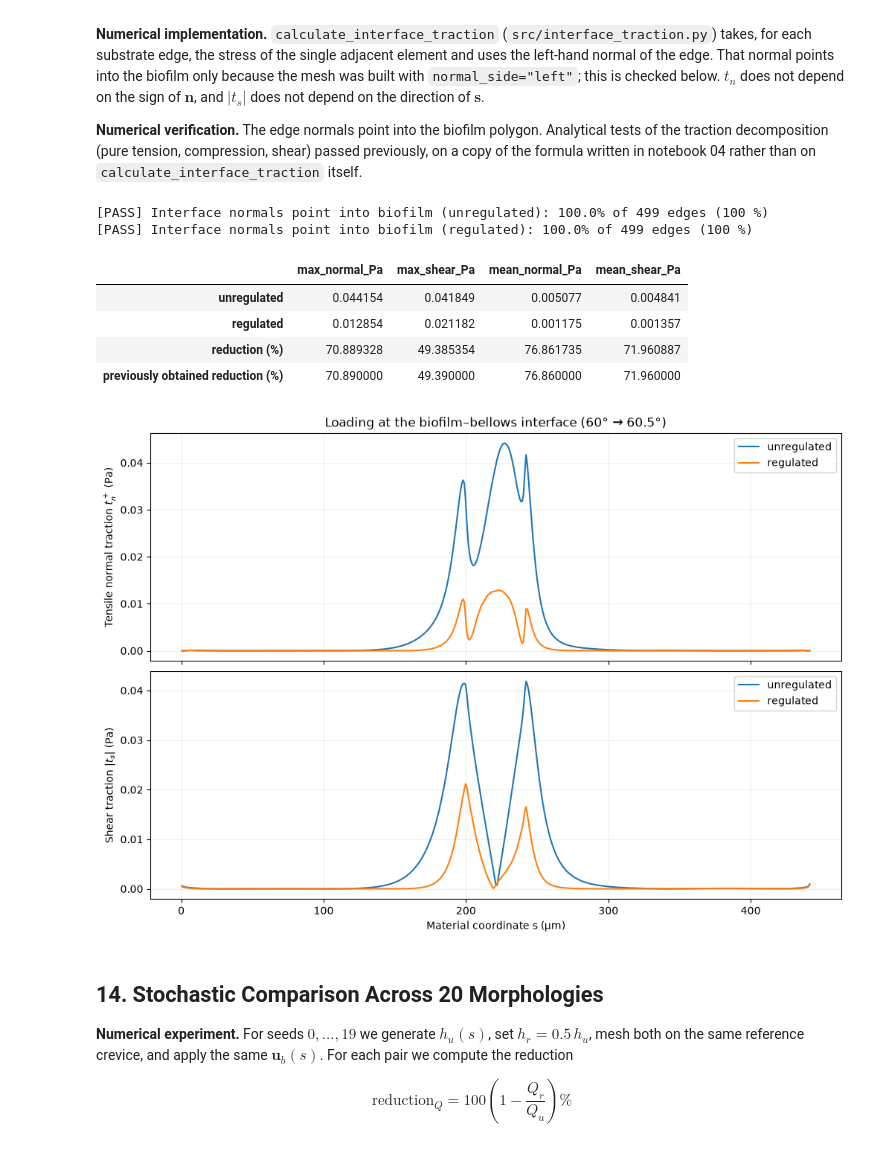
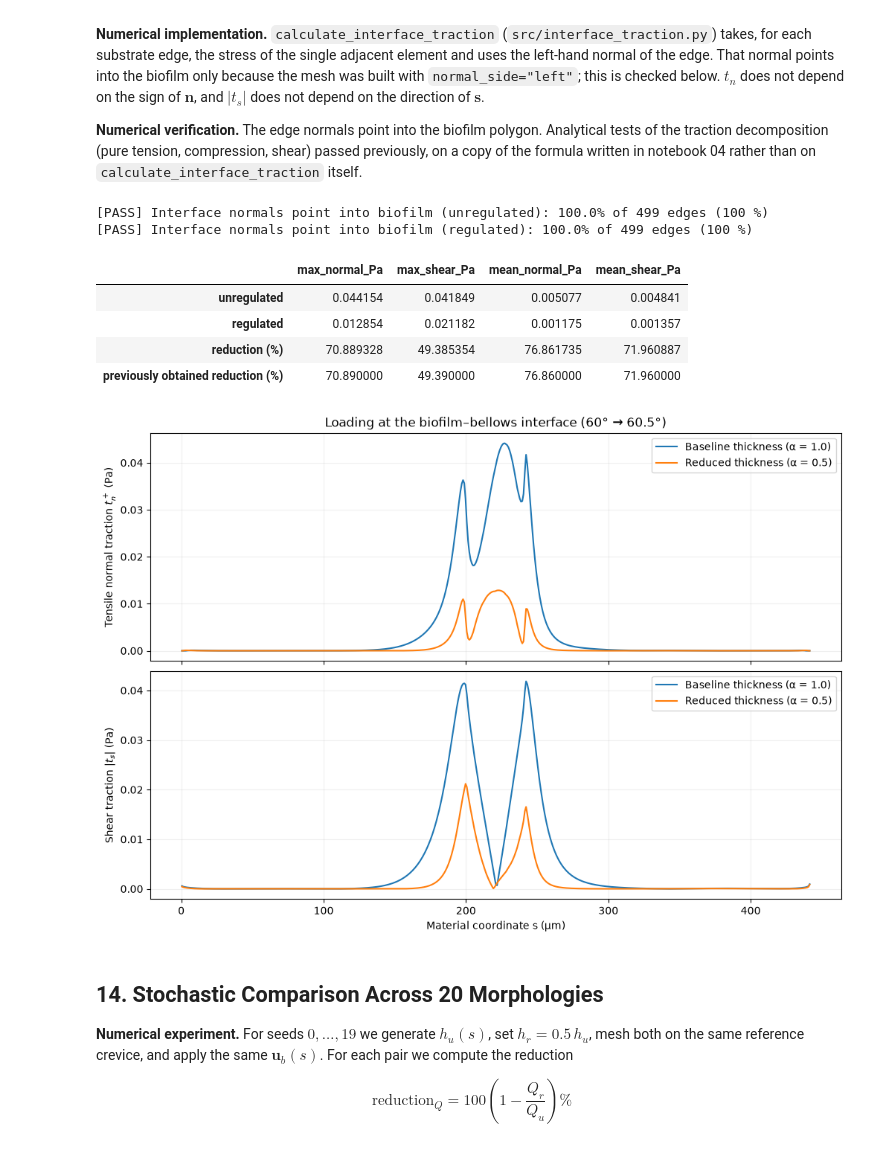
Before and after one commit to liewzewei/biofilm_multiphysics, a Jupyter notebook: notebooks/FINAL_biofilm_mechanics.ipynb, the cells around one changed output. Saved outputs shown, nothing was run; the diff lists cells and outputs as text; code cells hidden in the pictures.

```diff
--- a/notebooks/FINAL_biofilm_mechanics.ipynb
+++ b/notebooks/FINAL_biofilm_mechanics.ipynb
@@ -178,7 +179,8 @@ NY_THICKNESS = 15             # element layers through thickness
 E_PA = 64.0                   # Young's modulus (Pa), illustrative
 NU = 0.3                      # Poisson's ratio, illustrative
 
-CONDITIONS = ("unregulated", "regulated")
+CONDITIONS = ("unregulated", "regulated")   # code keys; shown as the labels below
+THICKNESS_LABEL = {"unregulated": "Baseline thickness (α = 1.0)", "regulated": "Reduced thickness (α = 0.5)"}
 
 # Registry of numerical checks: keyed by name, so re-running a cell overwrites its entry
 verification_checks = {}
@@ -218,6 +220,11 @@ PREVIOUS_RESULTS = {
     "ensemble_max_strain_reduction_pct": 57.15,           # pre-fix shear convention
     "ensemble_max_vm_reduction_pct": 59.57,
     "ensemble_mean_vm_reduction_pct": 52.22,
+    # Section 16: cohesive analysis at sigma_c = 0.1 Pa (notebook 04, section 45)
+    "cohesive_max_FI_baseline_0p1": 2.694,
+    "cohesive_max_FI_reduced_0p1": 1.063,
+    "cohesive_f_over_baseline_0p1_pct": 1.78,
+    "cohesive_f_over_reduced_0p1_pct": 0.11,
 }
 # %% [markdown]
 ## 3. Stochastic Biofilm Thickness Generation
@@ -475,7 +482,7 @@ for c in CONDITIONS:
 fig, axes = plt.subplots(1, 2, figsize=(14, 4.5), constrained_layout=True)
 
 for c in CONDITIONS:
-    axes[0].plot(s_um, thickness_um[c], lw=2, label=c)
+    axes[0].plot(s_um, thickness_um[c], lw=2, label=THICKNESS_LABEL[c])
 axes[0].set_xlabel("Material coordinate s (μm)")
 axes[0].set_ylabel("Thickness h(s) (μm)")
 axes[0].set_title(f"Paired thickness profiles (seed {REFERENCE_SEED})")
@@ -591,7 +598,7 @@ for ax, zoom in zip(axes, [False, True]):
                mesh_u["triangles"], lw=0.25, color="gray")
     for c, color in zip(CONDITIONS, ["tab:blue", "tab:orange"]):
         top = paired_meshes[c]["points_um"][paired_meshes[c]["boundaries"]["top"]]
-        ax.plot(top[:, 0], top[:, 1], color=color, lw=1.5, label=f"exposed surface ({c})")
+        ax.plot(top[:, 0], top[:, 1], color=color, lw=1.5, label=f"exposed surface, {THICKNESS_LABEL[c]}")
     ax.plot(substrate_ref_um[:, 0], substrate_ref_um[:, 1], "k-", lw=2, label="bellows surface")
     ax.set_aspect("equal")
     ax.set_xlabel("x (μm)")
@@ -992,36 +999,36 @@ interface_table.loc["reduction (%)"] = reduction_pct(
     interface_table.loc["unregulated"], interface_table.loc["regulated"]
 )
 interface_table.loc["previously obtained reduction (%)"] = [
     PREVIOUS_RESULTS["interface_max_normal_reduction_pct"],
     PREVIOUS_RESULTS["interface_max_shear_reduction_pct"],
     PREVIOUS_RESULTS["interface_mean_normal_reduction_pct"],
     PREVIOUS_RESULTS["interface_mean_shear_reduction_pct"],
 ]
 display(interface_table)
 
 fig, axes = plt.subplots(2, 1, figsize=(10, 7), sharex=True, constrained_layout=True)
 for c in CONDITIONS:
     lengths = interface_results[c]["lengths"]
     s_mid = np.cumsum(lengths) - 0.5 * lengths
-    axes[0].plot(s_mid, np.maximum(interface_results[c]["normal_traction"], 0), label=c)
-    axes[1].plot(s_mid, np.abs(interface_results[c]["shear_traction"]), label=c)
+    axes[0].plot(s_mid, np.maximum(interface_results[c]["normal_traction"], 0), label=THICKNESS_LABEL[c])
+    axes[1].plot(s_mid, np.abs(interface_results[c]["shear_traction"]), label=THICKNESS_LABEL[c])
 axes[0].set_ylabel("Tensile normal traction $t_n^+$ (Pa)")
 axes[0].set_title("Loading at the biofilm–bellows interface (60° → 60.5°)")
 axes[1].set_ylabel("Shear traction $|t_s|$ (Pa)")
 axes[1].set_xlabel("Material coordinate s (μm)")
 for ax in axes:
     ax.legend()
     ax.grid(alpha=0.2)
 plt.show()
 # %% [output]
 [PASS] Interface normals point into biofilm (unregulated): 100.0% of 499 edges (100 %)
 [PASS] Interface normals point into biofilm (regulated): 100.0% of 499 edges (100 %)
 |  | max_normal_Pa | max_shear_Pa | mean_normal_Pa | mean_shear_Pa |
 | unregulated | 0.044154 | 0.041849 | 0.005077 | 0.004841 |
 | regulated | 0.012854 | 0.021182 | 0.001175 | 0.001357 |
 | reduction (%) | 70.889328 | 49.385354 | 76.861735 | 71.960887 |
 | previously obtained reduction (%) | 70.890000 | 49.390000 | 76.860000 | 71.960000 |
-[figure, old version]
+[figure, new version]
 # %% [markdown]
 ## 14. Stochastic Comparison Across 20 Morphologies
 
```
Also changed, not shown: parts of 21 cells of this notebook, 7 other files.
